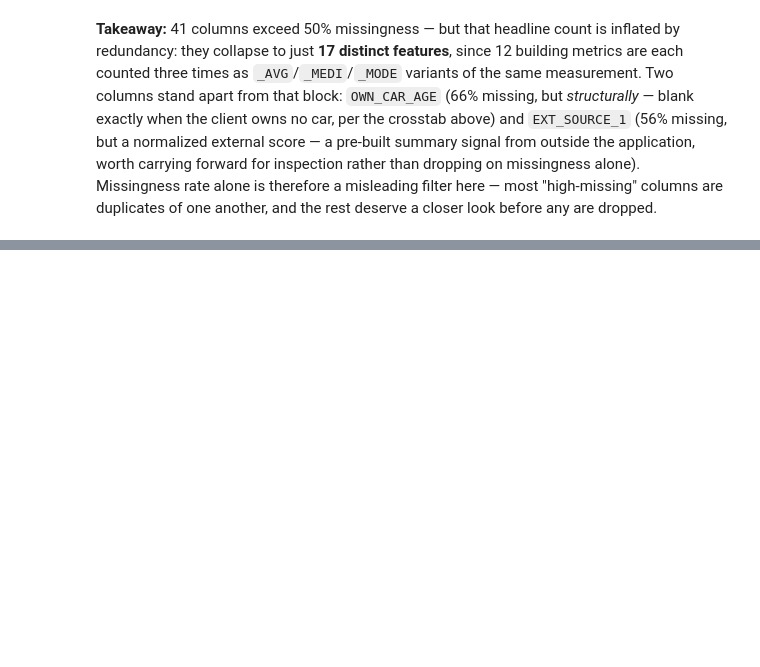
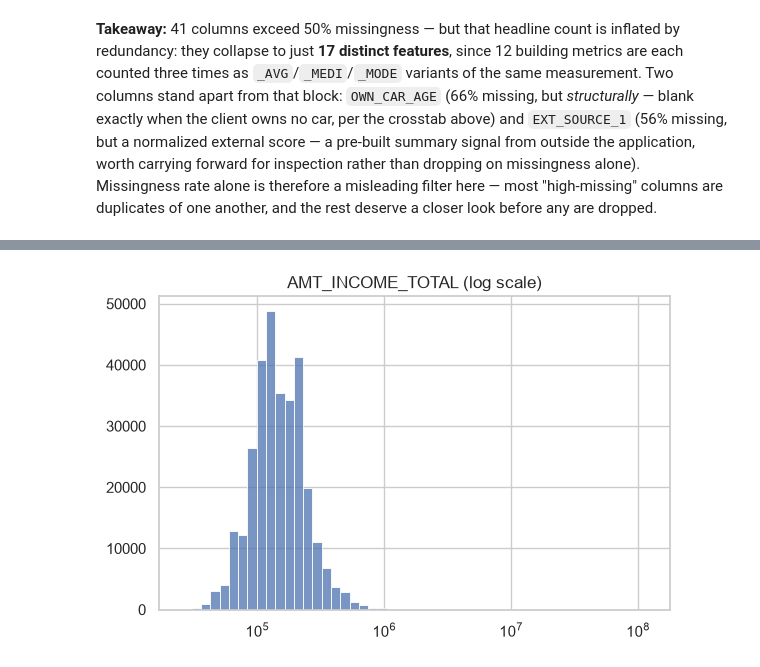
Before and after one commit to Edo-analyst/home-credit-default-risk, a Jupyter notebook: notebooks/01_eda.ipynb, the cells around one changed output, grey strips where cells are left out. Cells and saved outputs as stored; diff of their text form; code cells hidden in the pictures; blank space fills up the shorter version.

```diff
--- a/notebooks/01_eda.ipynb
+++ b/notebooks/01_eda.ipynb
@@ -103,0 +185,11 @@ pd.crosstab(df["FLAG_OWN_CAR"], df["OWN_CAR_AGE"].isna(),
+# %%
+fig, ax = plt.subplots(figsize=(6, 4))
+sns.histplot(df["AMT_INCOME_TOTAL"].dropna(), bins=50, log_scale=True, ax=ax)
+ax.set_xlabel("")
+ax.set_ylabel("")
+ax.set_title("AMT_INCOME_TOTAL (log scale)")
+fig.tight_layout()
+fig.savefig(f"{FIGURES_DIR}/amt_income_log.png", dpi=150)
+plt.show()
+# %% [output]
+[figure, added]
```
Also changed, not shown: parts of 29 cells of this notebook, 6 other files.
